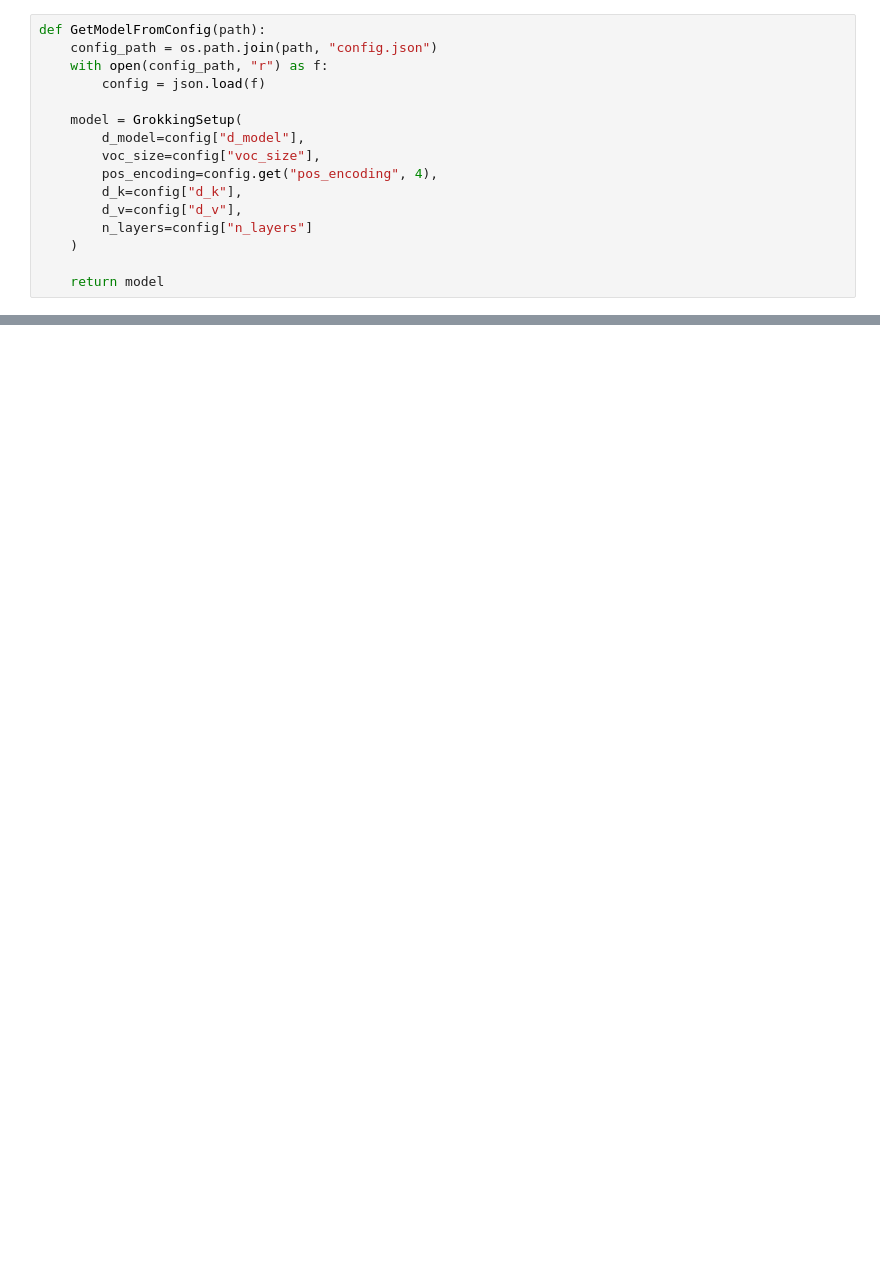
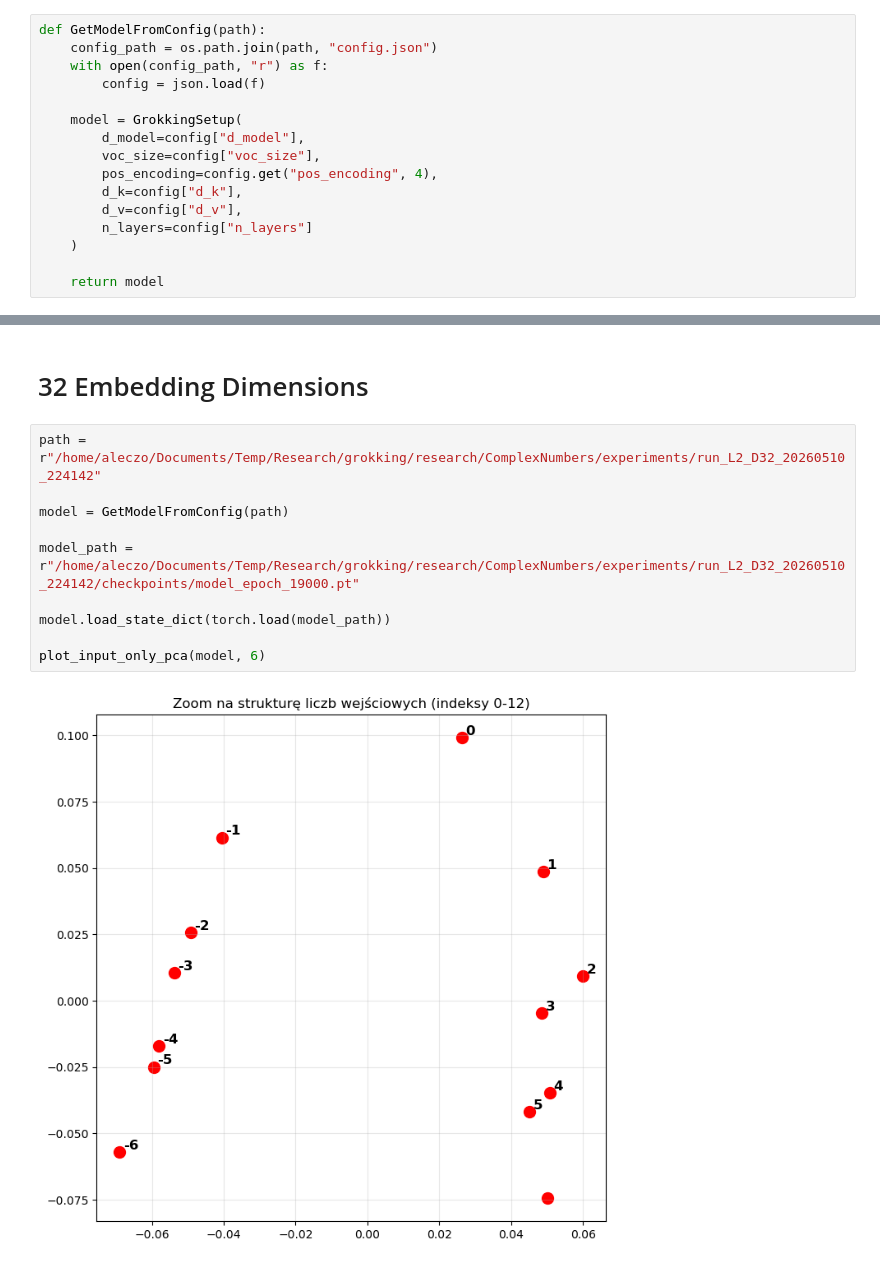
Before and after one commit to AleczO/Grokking, a Jupyter notebook: grokking/research/ComplexNumbers/embeddings.ipynb, the cells around one changed output, grey strips where cells are left out. Saved outputs shown, nothing was run; the diff lists cells and outputs as text; blank space fills up the shorter version.

```diff
--- a/grokking/research/ComplexNumbers/embeddings.ipynb
+++ b/grokking/research/ComplexNumbers/embeddings.ipynb
@@ -548,0 +503,14 @@ plot_embeddings_path_3d(model, p=97, perplexity=5)
+# %% [markdown]
+# 32 Embedding Dimensions
+# %%
+path = r"/home/aleczo/Documents/Temp/Research/grokking/research/ComplexNumbers/experiments/run_L2_D32_20260510_224142"
+
+model = GetModelFromConfig(path)
+
+model_path = r"/home/aleczo/Documents/Temp/Research/grokking/research/ComplexNumbers/experiments/run_L2_D32_20260510_224142/checkpoints/model_epoch_19000.pt"
+
+model.load_state_dict(torch.load(model_path))
+
+plot_input_only_pca(model, 6)
+# %% [output]
+[figure, added]
```
Also changed, not shown: parts of 40 cells of this notebook, 3 other files.
